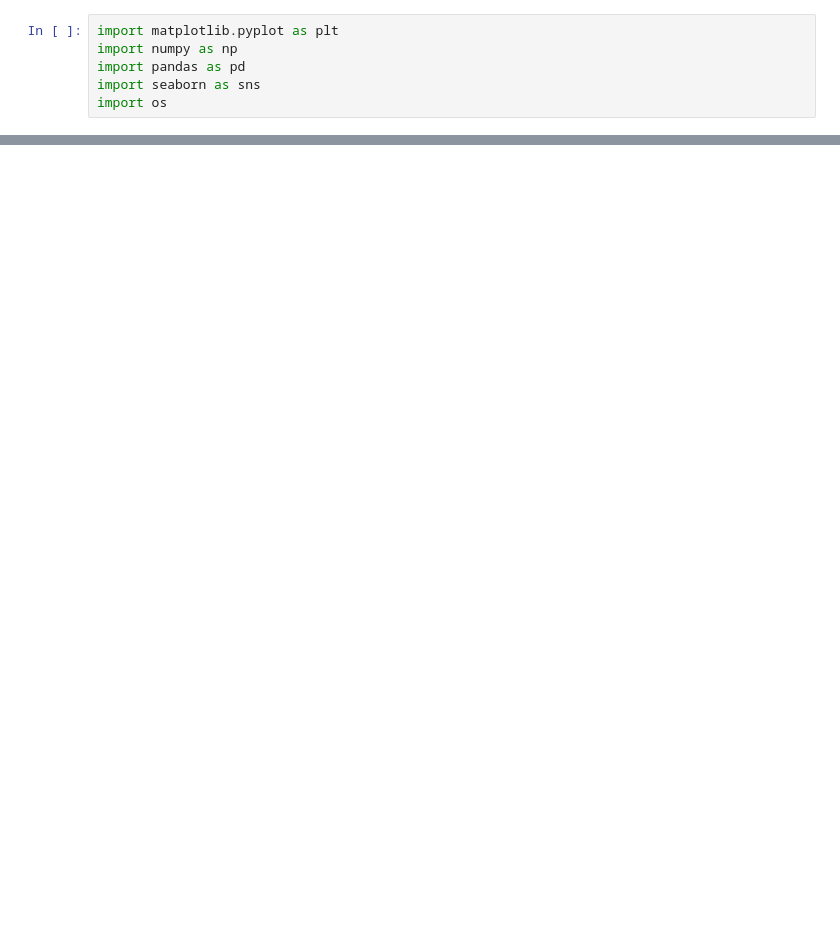
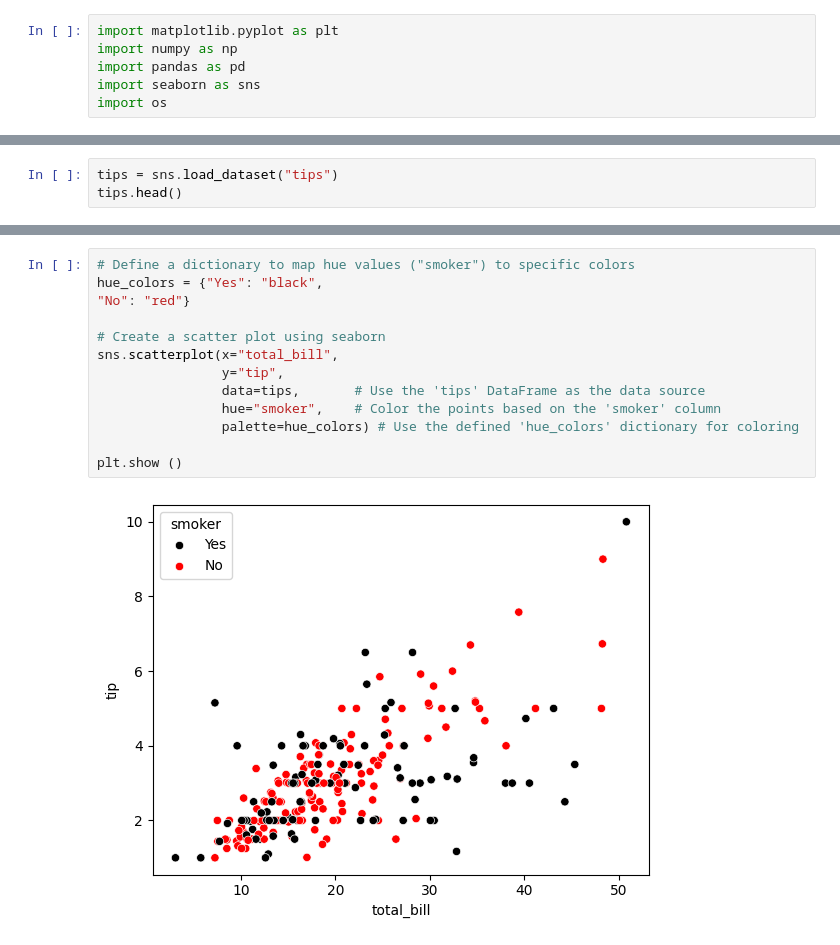
Before and after one commit to jhlopesalves/data-science-notebooks, a Jupyter notebook: Python/Intro to Seaborn/introduction_to_seaborn.ipynb, the cells around one changed output, grey strips where cells are left out. Cells and saved outputs as stored; diff of their text form; blank space fills up the shorter version.

Commit message:
plotting "tips" seaborn built-in dataset

```diff
--- a/Python/Intro to Seaborn/introduction_to_seaborn.ipynb
+++ b/Python/Intro to Seaborn/introduction_to_seaborn.ipynb
@@ -36,0 +29,3 @@ student-alcohol-con 100%[===================>]  36.61K  --.-KB/s    in 0.004s
+# %%
+tips = sns.load_dataset("tips")
+tips.head()
@@ -36,0 +39,15 @@ student-alcohol-con 100%[===================>]  36.61K  --.-KB/s    in 0.004s
+# %%
+# Define a dictionary to map hue values ("smoker") to specific colors
+hue_colors = {"Yes": "black",
+"No": "red"}
+
+# Create a scatter plot using seaborn
+sns.scatterplot(x="total_bill",
+                y="tip",
+                data=tips,       # Use the 'tips' DataFrame as the data source
+                hue="smoker",    # Color the points based on the 'smoker' column
+                palette=hue_colors) # Use the defined 'hue_colors' dictionary for coloring
+
+plt.show ()
+# %% [output]
+[figure, added]
```
Also changed, not shown: parts of 5 cells of this notebook.
